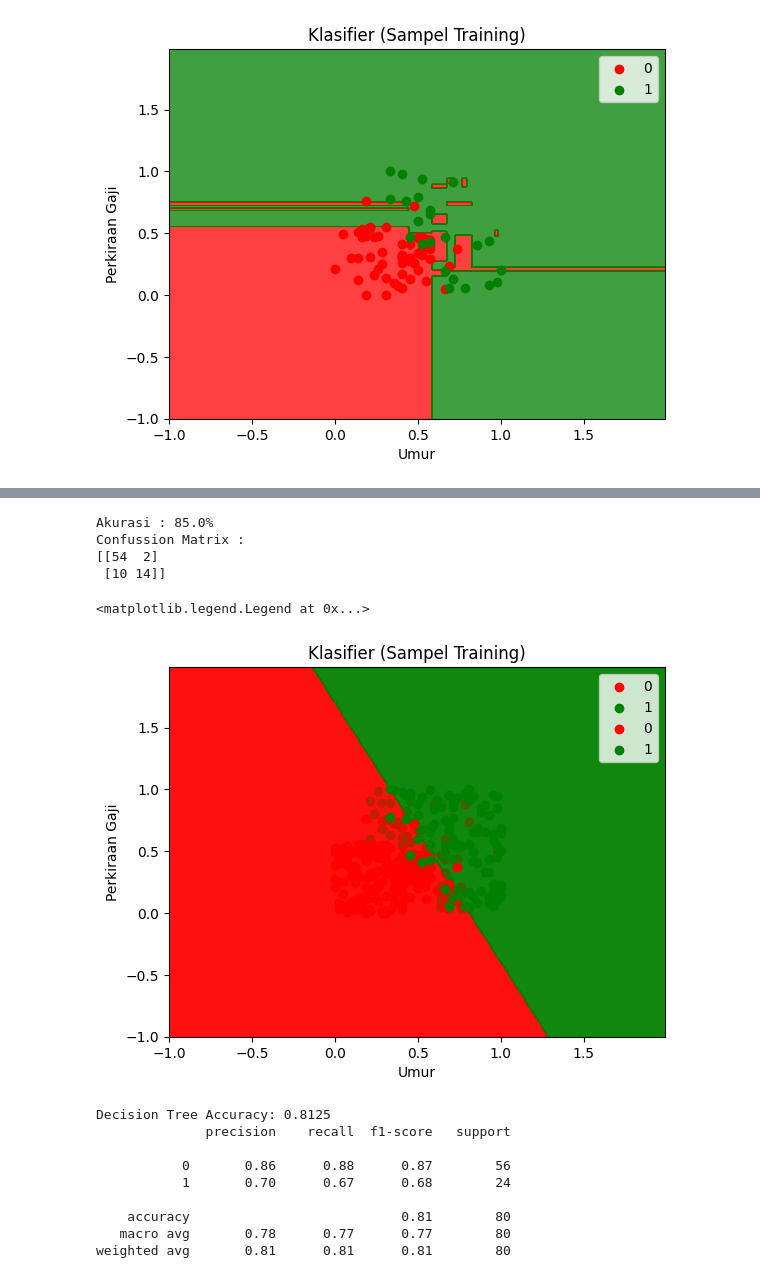
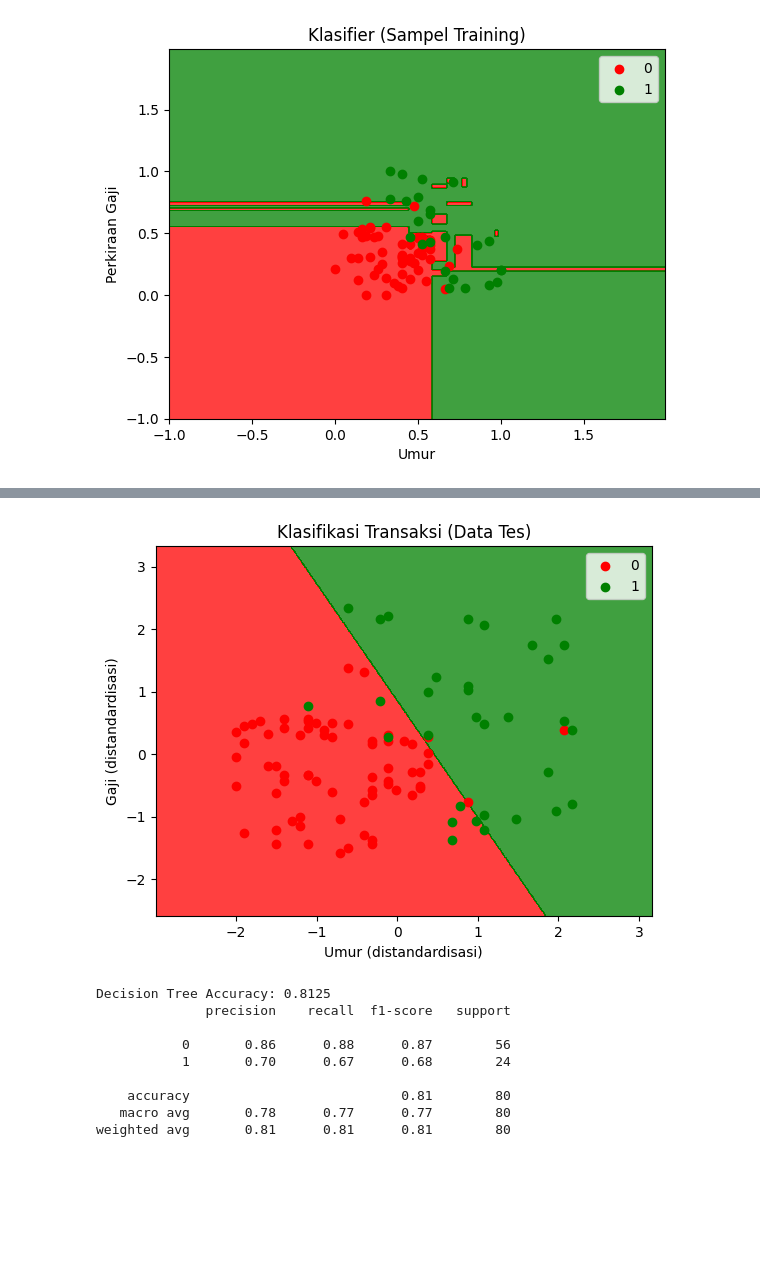
Before and after one commit to cantika-alff/2025_PBO_TI1B, a Jupyter notebook: Jobsheet_AI8.ipynb, the cells around one changed output, grey strips where cells are left out. Cells and saved outputs as stored; diff of their text form; code cells hidden in the pictures; blank space fills up the shorter version.

```diff
--- a/Jobsheet_AI8.ipynb
+++ b/Jobsheet_AI8.ipynb
@@ -375,63 +445,29 @@ plt.legend()
 # %%
-# Buat Klasifier dengan LinearRegression
-from sklearn.linear_model import LogisticRegression
-classifier = LogisticRegression()
+# Visualisasi sampel data tes
+from matplotlib.colors import ListedColormap
 
-# Melatih model dengan menggunakan data latih
-classifier = classifier.fit(X_train, y_train)
+X_set, y_set = X_test, y_test
+X1, X2 = np.meshgrid(np.arange(start = X_set[:, 0].min() - 1,
+                               stop = X_set[:, 0].max() + 1, step = 0.01),
+                     np.arange(start = X_set[:, 1].min() - 1,
+                               stop = X_set[:, 1].max() + 1, step = 0.01))
 
-# Melakukan prediksi pada X_test
-y_pred = classifier.predict(X_test)
-
-# buat confussion matrix & skor akurasi
-from sklearn.metrics import confusion_matrix, accuracy_score
-cm = confusion_matrix(y_test, y_pred)
-acc = accuracy_score(y_test, y_pred)
-
-print("Akurasi : {}%".format(acc*100))
-print("Confussion Matrix : ")
-print(cm)
-
-# visualisasi sampel data train
-from matplotlib.colors import ListedColormap
-X_set, y_set = X_train, y_train
-X1, X2 = np.meshgrid(np.arange(start = X_set[:, 0].min() - 1, stop = X_set[:, 0].max() + 1, step = 0.01),
-                     np.arange(start = X_set[:, 1].min() - 1, stop = X_set[:, 1].max() + 1, step = 0.01))
 plt.contourf(X1, X2, classifier.predict(np.array([X1.ravel(), X2.ravel()]).T).reshape(X1.shape),
-             alpha = 0.75, cmap = ListedColormap(('red', 'green')))
+             alpha=0.75, cmap=ListedColormap(('red', 'green')))
 plt.xlim(X1.min(), X1.max())
 plt.ylim(X2.min(), X2.max())
+
 for i, j in enumerate(np.unique(y_set)):
     plt.scatter(X_set[y_set == j, 0], X_set[y_set == j, 1],
-                c = ListedColormap(('red', 'green'))(i), label = j)
-plt.title('Klasifier (Sampel Training)')
-plt.xlabel('Umur')
-plt.ylabel('Perkiraan Gaji')
+                c=ListedColormap(('red', 'green'))(i), label=j)
+
+plt.title('Klasifikasi Transaksi (Data Tes)')
+plt.xlabel('Umur (distandardisasi)')
+plt.ylabel('Gaji (distandardisasi)')
 plt.legend()
-
-# visualisasi sampel data tes
-from matplotlib.colors import ListedColormap
-X_set, y_set = X_test, y_test
-X1, X2 = np.meshgrid(np.arange(start = X_set[:, 0].min() - 1, stop = X_set[:, 0].max() + 1, step = 0.01),
-                     np.arange(start = X_set[:, 1].min() - 1, stop = X_set[:, 1].max() + 1, step = 0.01))
-plt.contourf(X1, X2, classifier.predict(np.array([X1.ravel(), X2.ravel()]).T).reshape(X1.shape),
-             alpha = 0.75, cmap = ListedColormap(('red', 'green')))
-plt.xlim(X1.min(), X1.max())
-plt.ylim(X2.min(), X2.max())
-for i, j in enumerate(np.unique(y_set)):
-    plt.scatter(X_set[y_set == j, 0], X_set[y_set == j, 1],
-                c = ListedColormap(('red', 'green'))(i), label = j)
-plt.title('Klasifier (Sampel Training)')
-plt.xlabel('Umur')
-plt.ylabel('Perkiraan Gaji')
-plt.legend()
+plt.show()
 # %% [output]
-Akurasi : 85.0%
-Confussion Matrix :
-[[54  2]
- [10 14]]
-<matplotlib.legend.Legend at 0x...>
-[figure, old version]
+[figure, new version]
 # %%
 from sklearn.tree import DecisionTreeClassifier, plot_tree
 from sklearn.metrics import accuracy_score, classification_report
```
Also changed, not shown: parts of 9 cells of this notebook.
